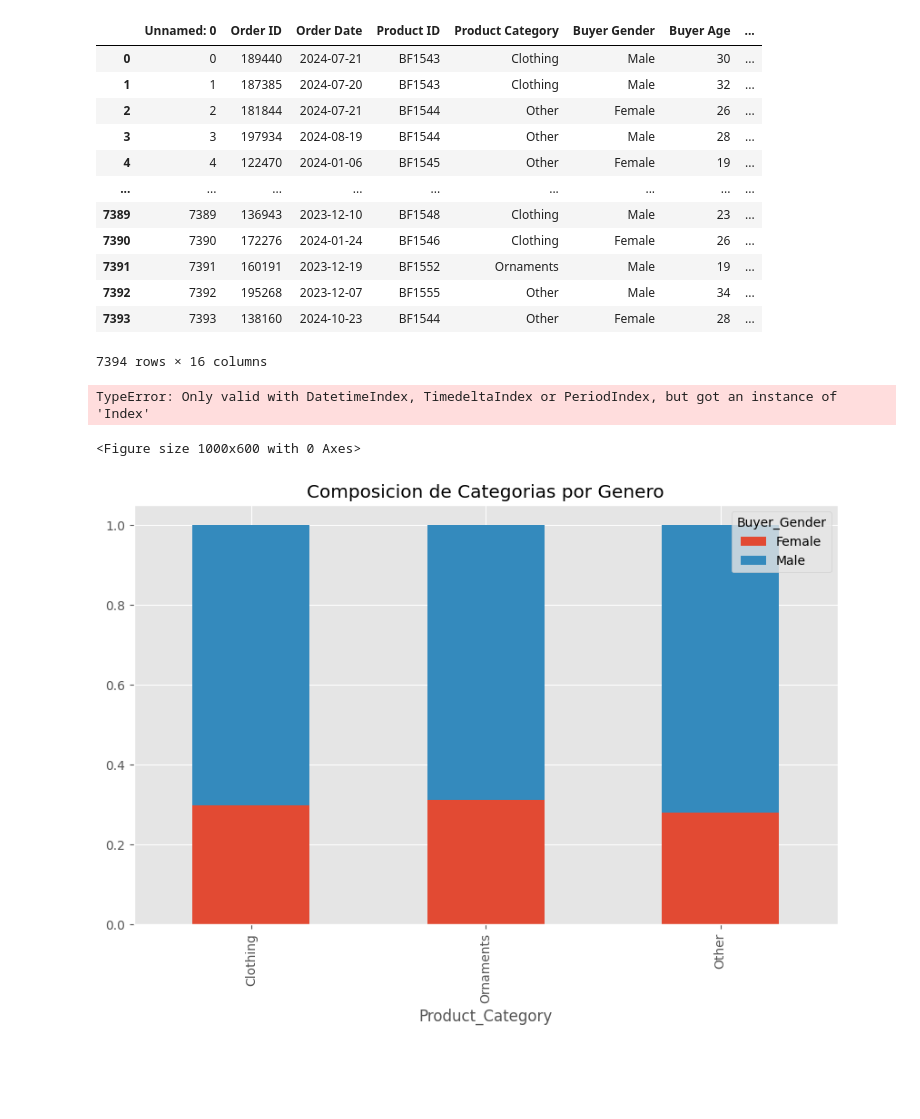
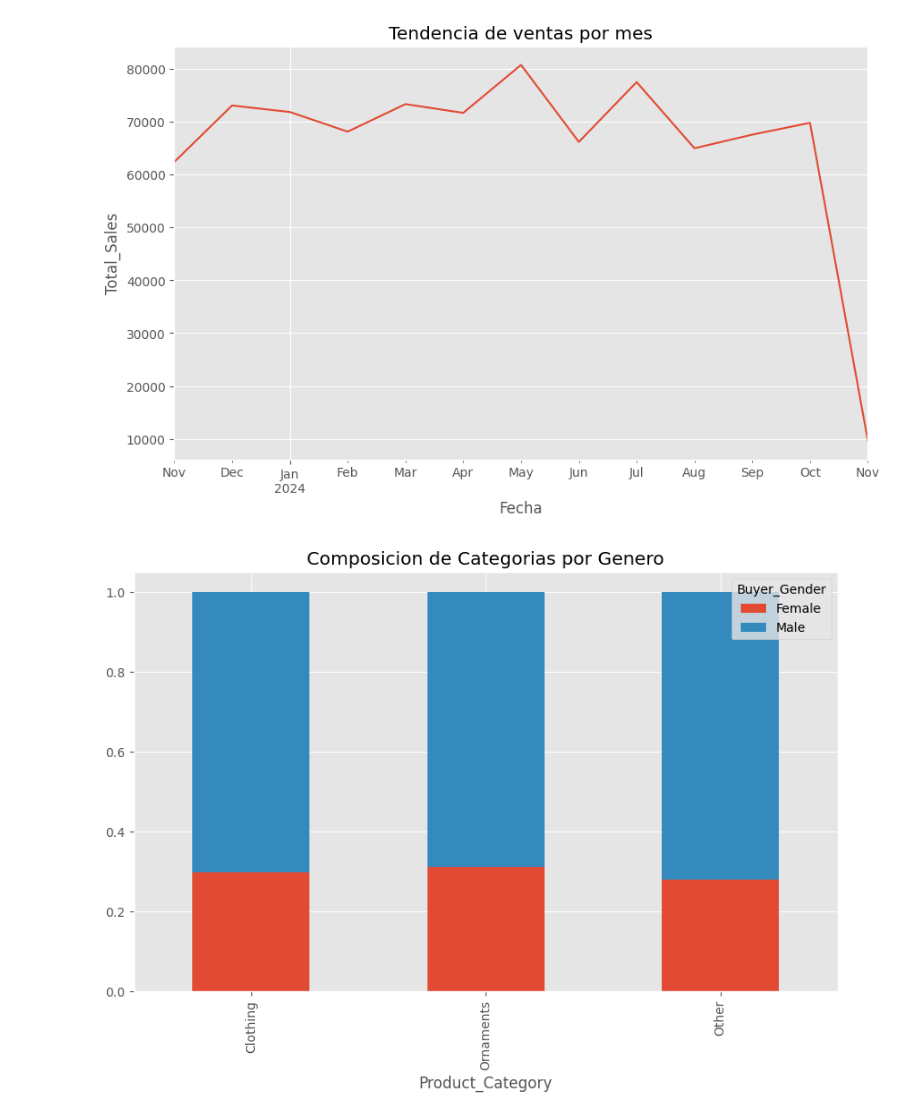
Before and after one commit to abdonrb/Global_Sales_EDA, a Jupyter notebook: notebooks/Data_visualitation.ipynb, the cells around one changed output. Drawn from its saved outputs; the diff is of its cells as text; code cells hidden in the pictures; blank space fills up the shorter version.

```diff
--- a/notebooks/Data_visualitation.ipynb
+++ b/notebooks/Data_visualitation.ipynb
@@ -8,33 +8,19 @@ from scipy.stats import chi2_contingency,chi2,f_oneway,t
 # %%
 tienda = pd.read_csv(r"C:\Users\Abdon.RAMIREZ-BRICEN\OneDrive - Akkodis\Desktop\Analisis_datos_eda\data\processed\Merch_processed.csv")
 # %%
-df
+df = tienda.copy()
-# %% [output]
-|  | Unnamed: 0 | Order ID | Order Date | Product ID | Product Category | Buyer Gender | Buyer Age | ... |
-| 0 | 0 | 189440 | 2024-07-21 | BF1543 | Clothing | Male | 30 | ... |
-| 1 | 1 | 187385 | 2024-07-20 | BF1543 | Clothing | Male | 32 | ... |
-| 2 | 2 | 181844 | 2024-07-21 | BF1544 | Other | Female | 26 | ... |
-| 3 | 3 | 197934 | 2024-08-19 | BF1544 | Other | Male | 28 | ... |
-| 4 | 4 | 122470 | 2024-01-06 | BF1545 | Other | Female | 19 | ... |
-| ... | ... | ... | ... | ... | ... | ... | ... | ... |
-| 7389 | 7389 | 136943 | 2023-12-10 | BF1548 | Clothing | Male | 23 | ... |
-| 7390 | 7390 | 172276 | 2024-01-24 | BF1546 | Clothing | Female | 26 | ... |
-| 7391 | 7391 | 160191 | 2023-12-19 | BF1552 | Ornaments | Male | 19 | ... |
-| 7392 | 7392 | 195268 | 2023-12-07 | BF1555 | Other | Male | 34 | ... |
-| 7393 | 7393 | 138160 | 2024-10-23 | BF1544 | Other | Female | 28 | ... |
-7394 rows × 16 columns
 # %%
 plt.style.use('ggplot')
 # %%
+df['Order_Date'] = pd.to_datetime(df['Order_Date'])
 plt.figure(figsize=(10, 6))
 df.set_index('Order_Date').resample('ME')['Total_Sales'].sum().plot()
 plt.title('Tendencia de ventas por mes')
 plt.xlabel('Fecha')
 plt.ylabel('Total_Sales')
 plt.show();
 # %% [output]
-TypeError: Only valid with DatetimeIndex, TimedeltaIndex or PeriodIndex, but got an instance of 'Index'
-<Figure size 1000x600 with 0 Axes>
+[figure, added]
 # %%
 pd.crosstab(df['Product_Category'], df['Buyer_Gender'], normalize='index').plot(
     kind='bar', stacked=True, figsize=(10, 6))
```
Also changed, not shown: parts of 26 cells of this notebook, 1 other file.
